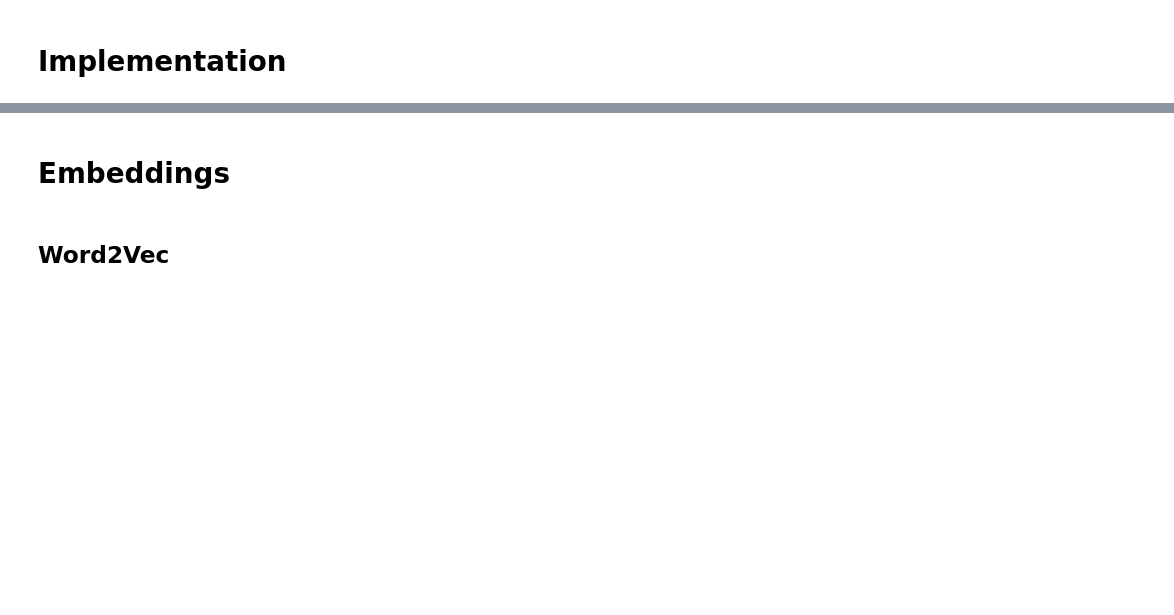
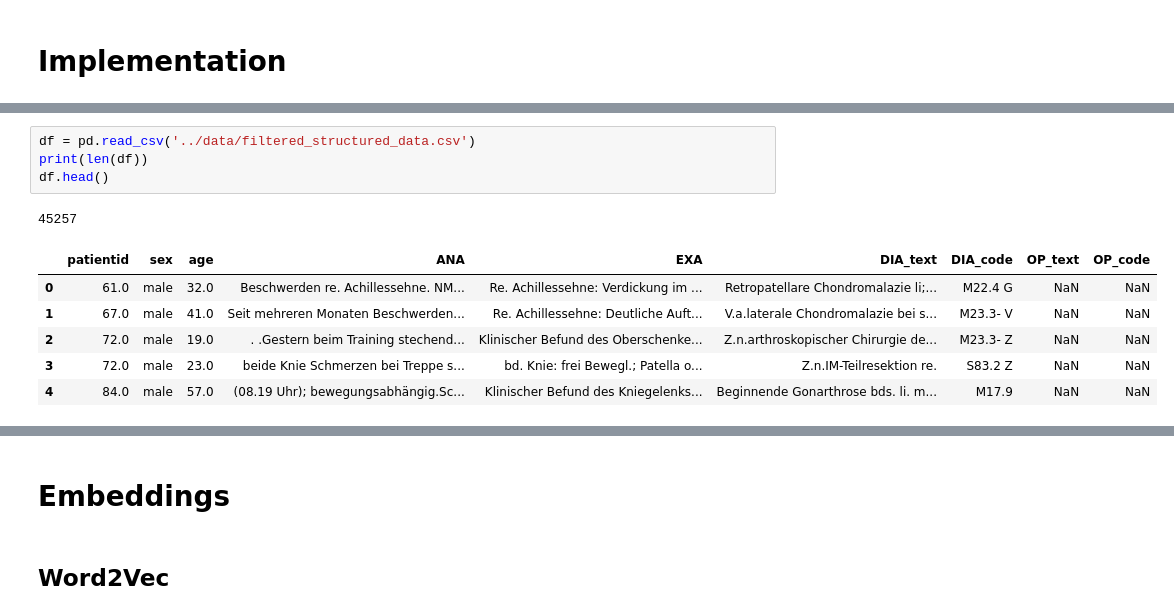
Before and after one commit to julian-kraus/Bachelorthesis, a Jupyter notebook: Thesis/LSTM/Implementation.ipynb, the cells around one changed output, grey strips where cells are left out. Saved outputs shown, nothing was run; the diff lists cells and outputs as text; blank space fills up the shorter version.

```diff
--- a/Thesis/LSTM/Implementation.ipynb
+++ b/Thesis/LSTM/Implementation.ipynb
@@ -2,0 +48,12 @@
+# %%
+df = pd.read_csv('../data/filtered_structured_data.csv')
+print(len(df))
+df.head()
+# %% [output]
+45257
+|  | patientid | sex | age | ANA | EXA | DIA_text | DIA_code | OP_text | OP_code |
+| 0 | 61.0 | male | 32.0 | Beschwerden re. Achillessehne. NM... | Re. Achillessehne: Verdickung im ... | Retropatellare Chondromalazie li;... | M22.4 G | NaN | NaN |
+| 1 | 67.0 | male | 41.0 | Seit mehreren Monaten Beschwerden... | Re. Achillessehne: Deutliche Auft... | V.a.laterale Chondromalazie bei s... | M23.3- V | NaN | NaN |
+| 2 | 72.0 | male | 19.0 | . .Gestern beim Training stechend... | Klinischer Befund des Oberschenke... | Z.n.arthroskopischer Chirurgie de... | M23.3- Z | NaN | NaN |
+| 3 | 72.0 | male | 23.0 | beide Knie Schmerzen bei Treppe s... | bd. Knie: frei Bewegl.; Patella o... | Z.n.IM-Teilresektion re. | S83.2 Z | NaN | NaN |
+| 4 | 84.0 | male | 57.0 | (08.19 Uhr); bewegungsabhängig.Sc... | Klinischer Befund des Kniegelenks... | Beginnende Gonarthrose bds. li. m... | M17.9 | NaN | NaN |
```
Also changed, not shown: parts of 22 cells of this notebook, 4 other files.
